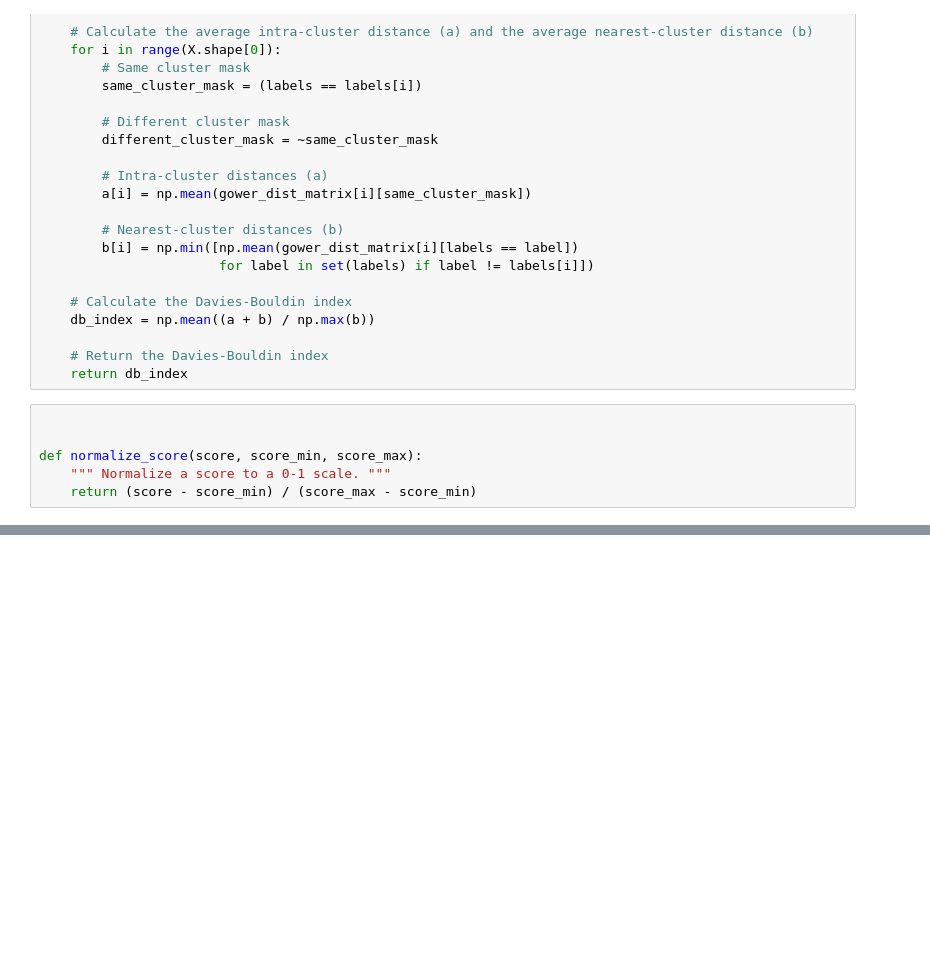
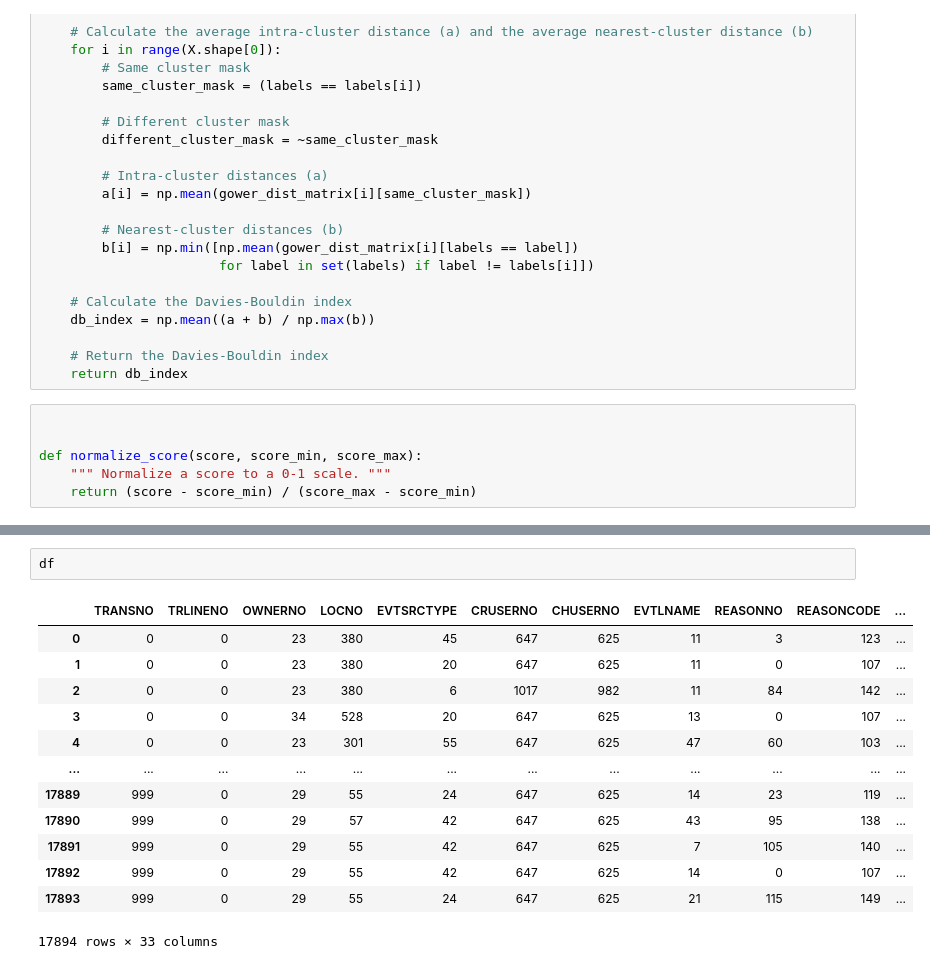
Before and after one commit to 07keyholder/MEDM_P2, a Jupyter notebook: bras.ipynb, the cells around one changed output, grey strips where cells are left out. Cells and saved outputs as stored; diff of their text form; blank space fills up the shorter version.

```diff
--- a/bras.ipynb
+++ b/bras.ipynb
@@ -360,0 +433,16 @@ Composite Score (Normalized): 0.4698406977778704
+# %%
+df
+# %% [output]
+|  | TRANSNO | TRLINENO | OWNERNO | LOCNO | EVTSRCTYPE | CRUSERNO | CHUSERNO | EVTLNAME | REASONNO | REASONCODE | ... |
+| 0 | 0 | 0 | 23 | 380 | 45 | 647 | 625 | 11 | 3 | 123 | ... |
+| 1 | 0 | 0 | 23 | 380 | 20 | 647 | 625 | 11 | 0 | 107 | ... |
+| 2 | 0 | 0 | 23 | 380 | 6 | 1017 | 982 | 11 | 84 | 142 | ... |
+| 3 | 0 | 0 | 34 | 528 | 20 | 647 | 625 | 13 | 0 | 107 | ... |
+| 4 | 0 | 0 | 23 | 301 | 55 | 647 | 625 | 47 | 60 | 103 | ... |
+| ... | ... | ... | ... | ... | ... | ... | ... | ... | ... | ... | ... |
+| 17889 | 999 | 0 | 29 | 55 | 24 | 647 | 625 | 14 | 23 | 119 | ... |
+| 17890 | 999 | 0 | 29 | 57 | 42 | 647 | 625 | 43 | 95 | 138 | ... |
+| 17891 | 999 | 0 | 29 | 55 | 42 | 647 | 625 | 7 | 105 | 140 | ... |
+| 17892 | 999 | 0 | 29 | 55 | 42 | 647 | 625 | 14 | 0 | 107 | ... |
+| 17893 | 999 | 0 | 29 | 55 | 24 | 647 | 625 | 21 | 115 | 149 | ... |
+17894 rows × 33 columns
```
Also changed, not shown: parts of 4 cells of this notebook.
